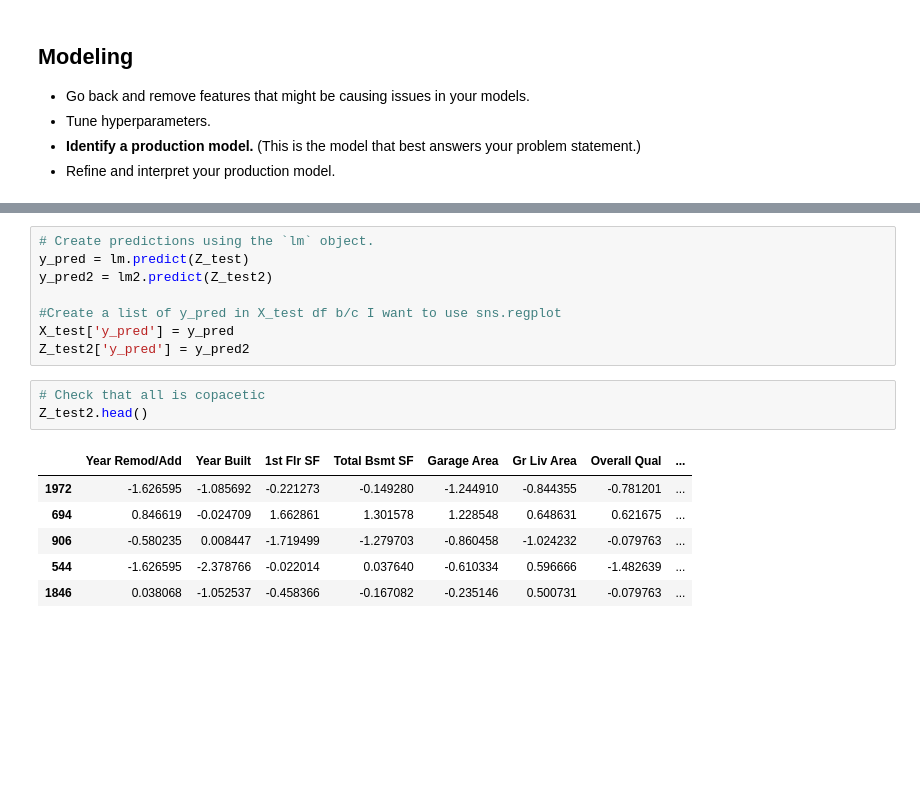
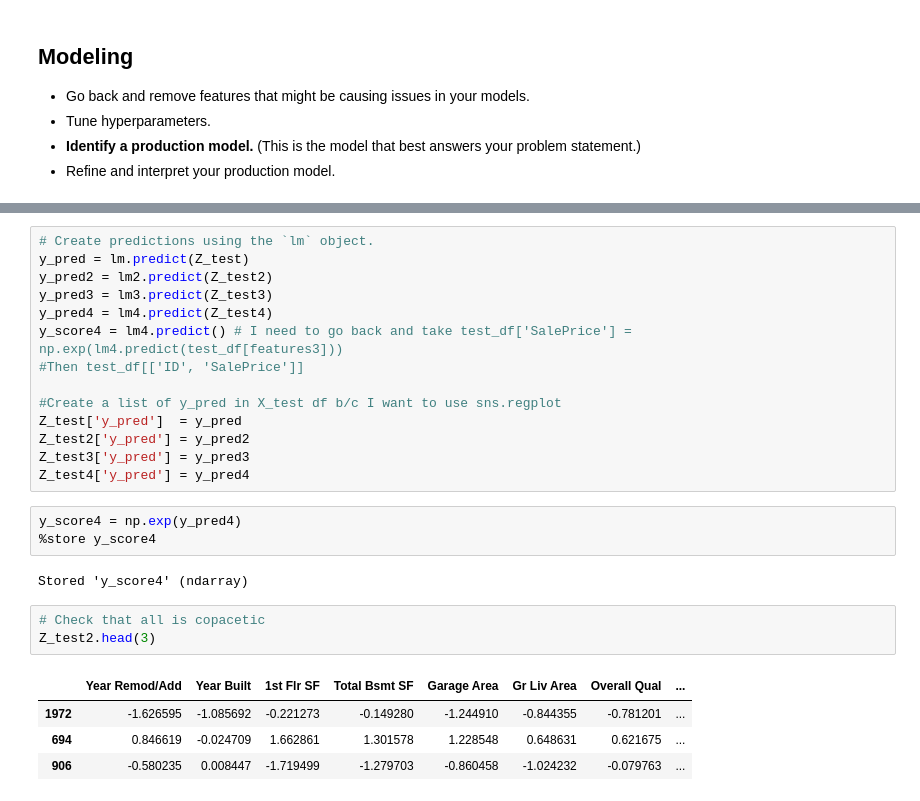
Before and after one commit to griffinbran/Real-Estate-Statistical-Modeling, a Jupyter notebook: code/03_Model_Benchmarks.ipynb, the cells around one changed output, grey strips where cells are left out. Cells and saved outputs as stored; diff of their text form; blank space fills up the shorter version.

```diff
--- a/code/03_Model_Benchmarks.ipynb
+++ b/code/03_Model_Benchmarks.ipynb
@@ -198,18 +299,27 @@ lm2.intercept_
 # Create predictions using the `lm` object.
 y_pred = lm.predict(Z_test)
 y_pred2 = lm2.predict(Z_test2)
+y_pred3 = lm3.predict(Z_test3)
+y_pred4 = lm4.predict(Z_test4)
+y_score4 = lm4.predict() # I need to go back and take test_df['SalePrice'] = np.exp(lm4.predict(test_df[features3]))
+#Then test_df[['ID', 'SalePrice']]
 
 #Create a list of y_pred in X_test df b/c I want to use sns.regplot
-X_test['y_pred'] = y_pred
+Z_test['y_pred']  = y_pred
 Z_test2['y_pred'] = y_pred2
+Z_test3['y_pred'] = y_pred3
+Z_test4['y_pred'] = y_pred4
+# %%
+y_score4 = np.exp(y_pred4)
+%store y_score4
+# %% [output]
+Stored 'y_score4' (ndarray)
 # %%
 # Check that all is copacetic
-Z_test2.head()
+Z_test2.head(3)
 # %% [output]
 |  | Year Remod/Add | Year Built | 1st Flr SF | Total Bsmt SF | Garage Area | Gr Liv Area | Overall Qual | ... |
 | 1972 | -1.626595 | -1.085692 | -0.221273 | -0.149280 | -1.244910 | -0.844355 | -0.781201 | ... |
 | 694 | 0.846619 | -0.024709 | 1.662861 | 1.301578 | 1.228548 | 0.648631 | 0.621675 | ... |
 | 906 | -0.580235 | 0.008447 | -1.719499 | -1.279703 | -0.860458 | -1.024232 | -0.079763 | ... |
-| 544 | -1.626595 | -2.378766 | -0.022014 | 0.037640 | -0.610334 | 0.596666 | -1.482639 | ... |
-| 1846 | 0.038068 | -1.052537 | -0.458366 | -0.167082 | -0.235146 | 0.500731 | -0.079763 | ... |
 # %%
```
Also changed, not shown: parts of 23 cells of this notebook, 3 other files.
